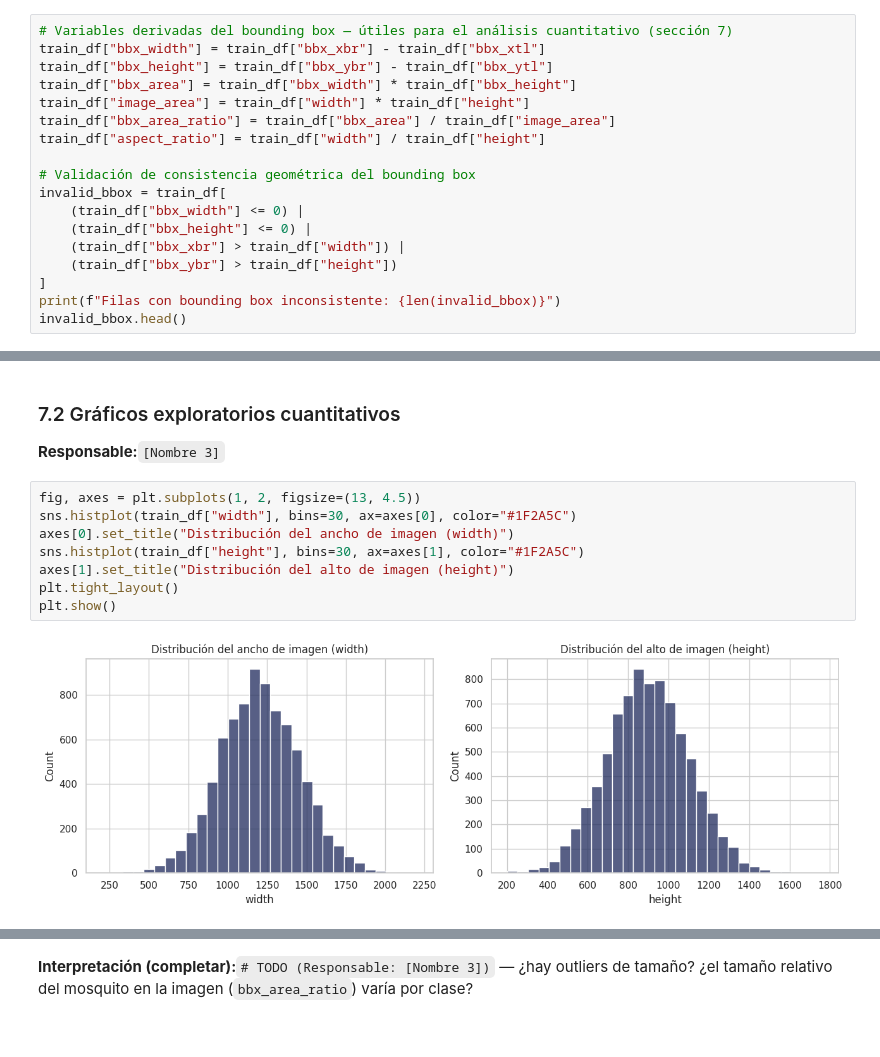
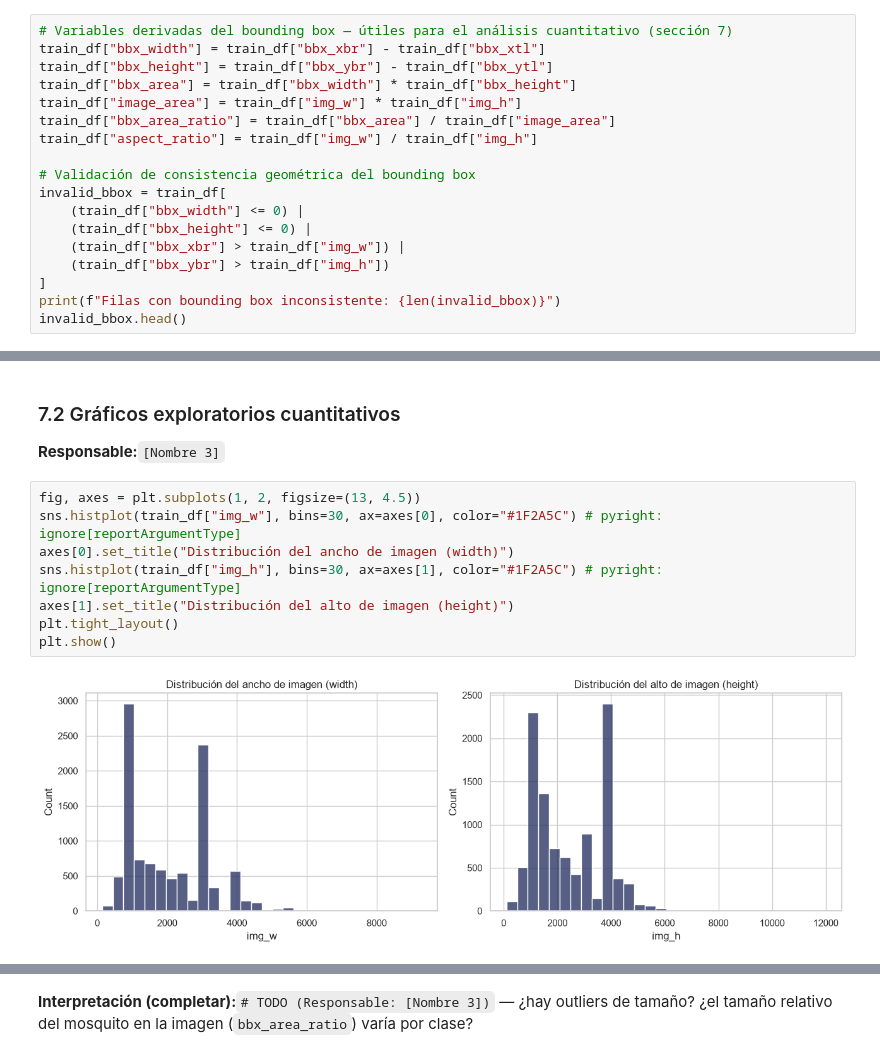
Before and after one commit to C3AC/Proyecto-2, a Jupyter notebook: notebooks/01_EDA_mosquito_species.ipynb, the cells around one changed output, grey strips where cells are left out. Saved outputs shown, nothing was run; the diff lists cells and outputs as text.

```diff
--- a/notebooks/01_EDA_mosquito_species.ipynb
+++ b/notebooks/01_EDA_mosquito_species.ipynb
@@ -274,16 +233,16 @@ los datos reales (imágenes corruptas, rutas rotas, etc.).
 train_df["bbx_width"] = train_df["bbx_xbr"] - train_df["bbx_xtl"]
 train_df["bbx_height"] = train_df["bbx_ybr"] - train_df["bbx_ytl"]
 train_df["bbx_area"] = train_df["bbx_width"] * train_df["bbx_height"]
-train_df["image_area"] = train_df["width"] * train_df["height"]
+train_df["image_area"] = train_df["img_w"] * train_df["img_h"]
 train_df["bbx_area_ratio"] = train_df["bbx_area"] / train_df["image_area"]
-train_df["aspect_ratio"] = train_df["width"] / train_df["height"]
+train_df["aspect_ratio"] = train_df["img_w"] / train_df["img_h"]
 
 # Validación de consistencia geométrica del bounding box
 invalid_bbox = train_df[
     (train_df["bbx_width"] <= 0) |
     (train_df["bbx_height"] <= 0) |
-    (train_df["bbx_xbr"] > train_df["width"]) |
-    (train_df["bbx_ybr"] > train_df["height"])
+    (train_df["bbx_xbr"] > train_df["img_w"]) |
+    (train_df["bbx_ybr"] > train_df["img_h"])
 ]
 print(f"Filas con bounding box inconsistente: {len(invalid_bbox)}")
 invalid_bbox.head()
@@ -344,13 +304,13 @@ train_df.groupby("class_label")[["bbx_area", "bbx_area_ratio", "aspect_ratio"]].
 **Responsable:**`[Nombre 3]`
 # %%
 fig, axes = plt.subplots(1, 2, figsize=(13, 4.5))
-sns.histplot(train_df["width"], bins=30, ax=axes[0], color="#1F2A5C")
+sns.histplot(train_df["img_w"], bins=30, ax=axes[0], color="#1F2A5C") # pyright: ignore[reportArgumentType]
 axes[0].set_title("Distribución del ancho de imagen (width)")
-sns.histplot(train_df["height"], bins=30, ax=axes[1], color="#1F2A5C")
+sns.histplot(train_df["img_h"], bins=30, ax=axes[1], color="#1F2A5C") # pyright: ignore[reportArgumentType]
 axes[1].set_title("Distribución del alto de imagen (height)")
 plt.tight_layout()
 plt.show()
 # %% [output]
-[figure, old version]
+[figure, new version]
 # %%
 plt.figure(figsize=(9, 5))
```
Also changed, not shown: parts of 28 cells of this notebook, 1 other file.
